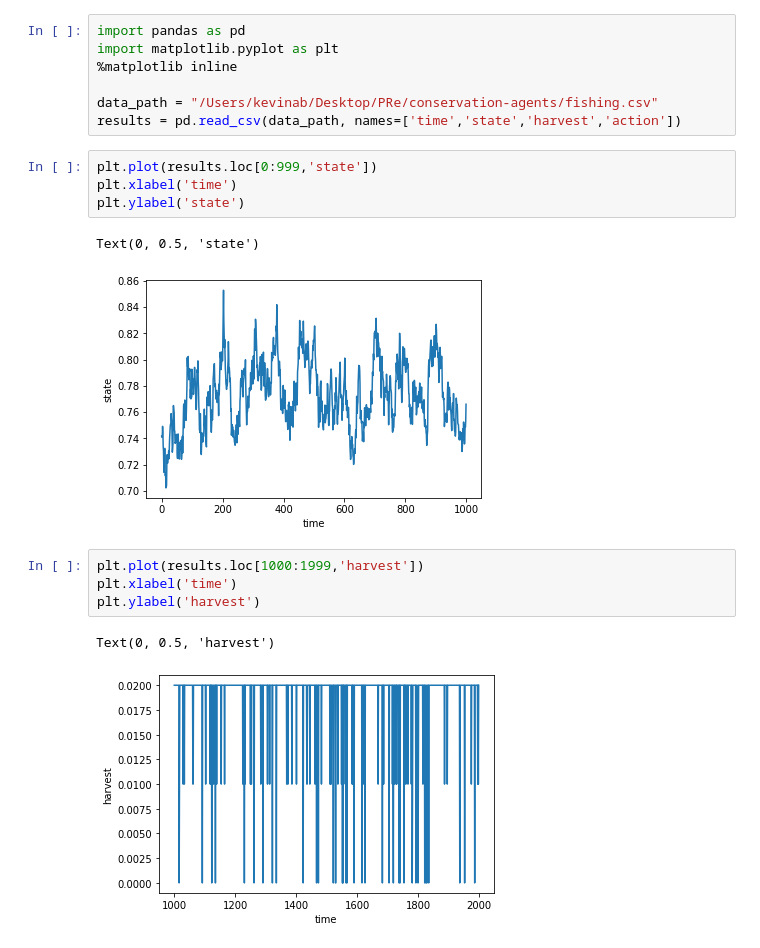
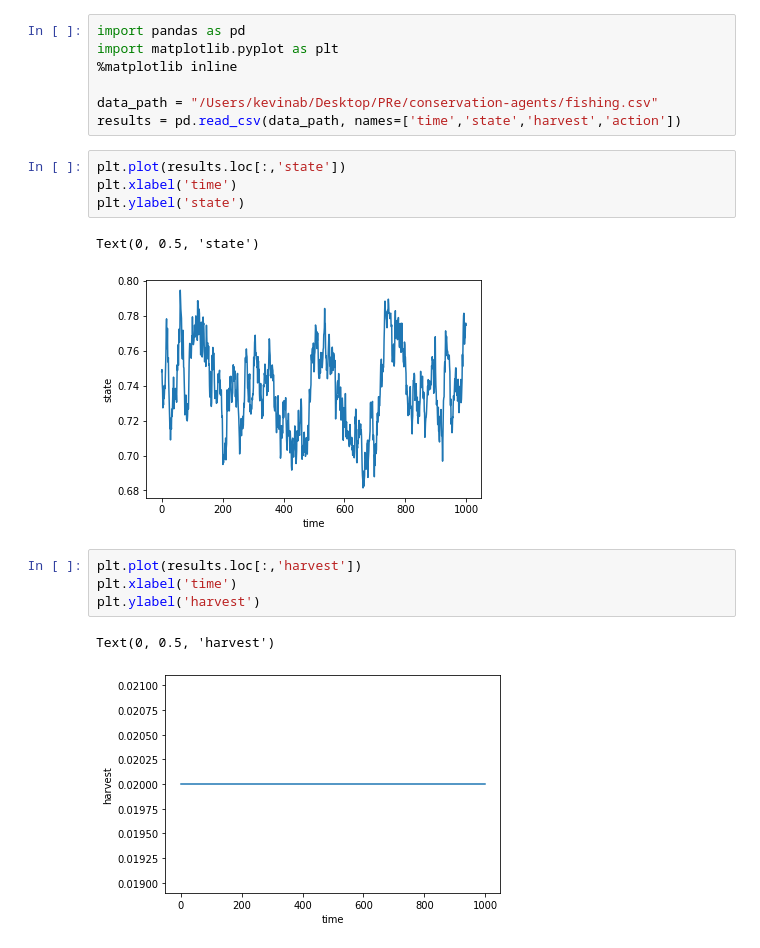
Before and after one commit to boettiger-lab/conservation-agents, a Jupyter notebook: fishing_with_PP0.ipynb, the cells around one changed output. Saved outputs shown, nothing was run; the diff lists cells and outputs as text.

```diff
--- a/fishing_with_PP0.ipynb
+++ b/fishing_with_PP0.ipynb
@@ -53,17 +50,17 @@ import matplotlib.pyplot as plt
 data_path = "/Users/kevinab/Desktop/PRe/conservation-agents/fishing.csv"
 results = pd.read_csv(data_path, names=['time','state','harvest','action'])
 # %%
-plt.plot(results.loc[0:999,'state'])
+plt.plot(results.loc[:,'state'])
 plt.xlabel('time')
 plt.ylabel('state')
 # %% [output]
 Text(0, 0.5, 'state')
-[figure, old version]
+[figure, new version]
 # %%
-plt.plot(results.loc[1000:1999,'harvest'])
+plt.plot(results.loc[:,'harvest'])
 plt.xlabel('time')
 plt.ylabel('harvest')
 # %% [output]
 Text(0, 0.5, 'harvest')
-[figure, old version]
+[figure, new version]
 # %%
```
Also changed, not shown: parts of 4 cells of this notebook, 1 other file.
